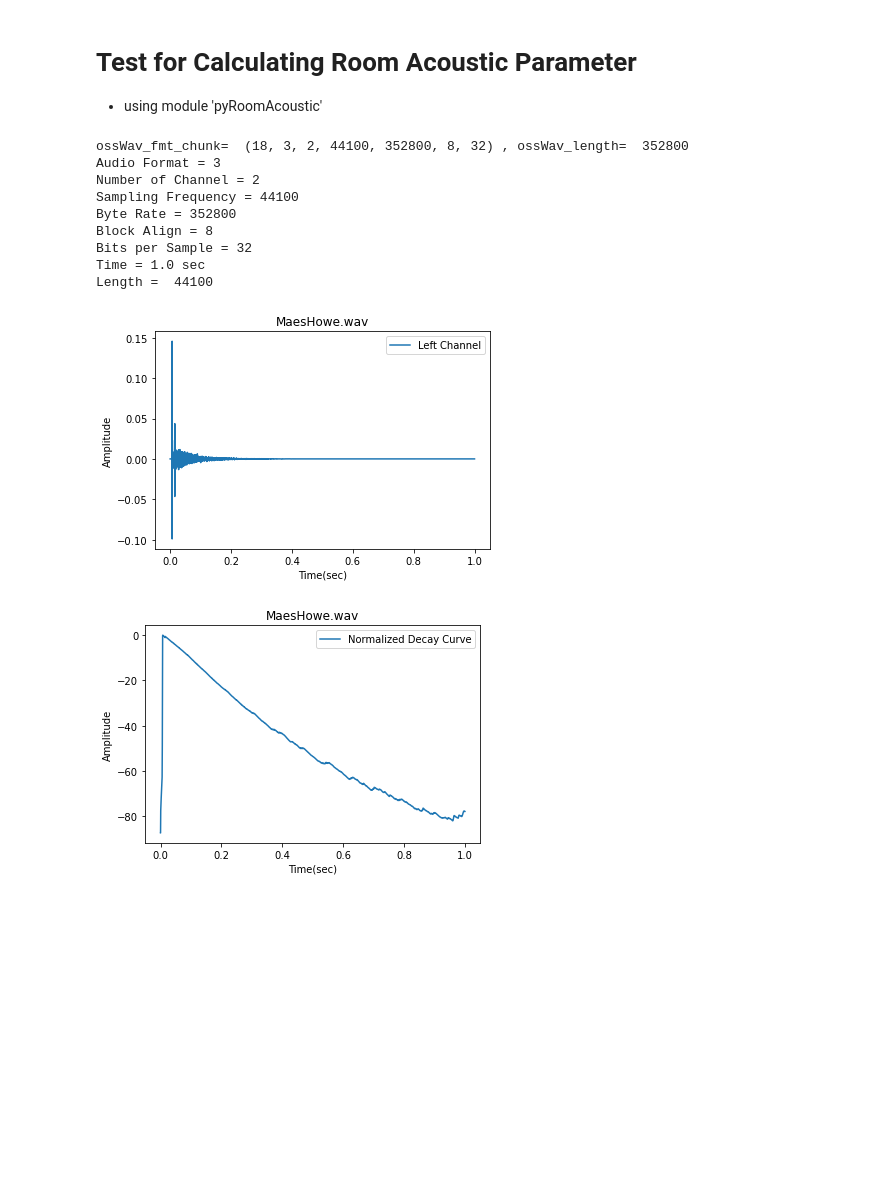
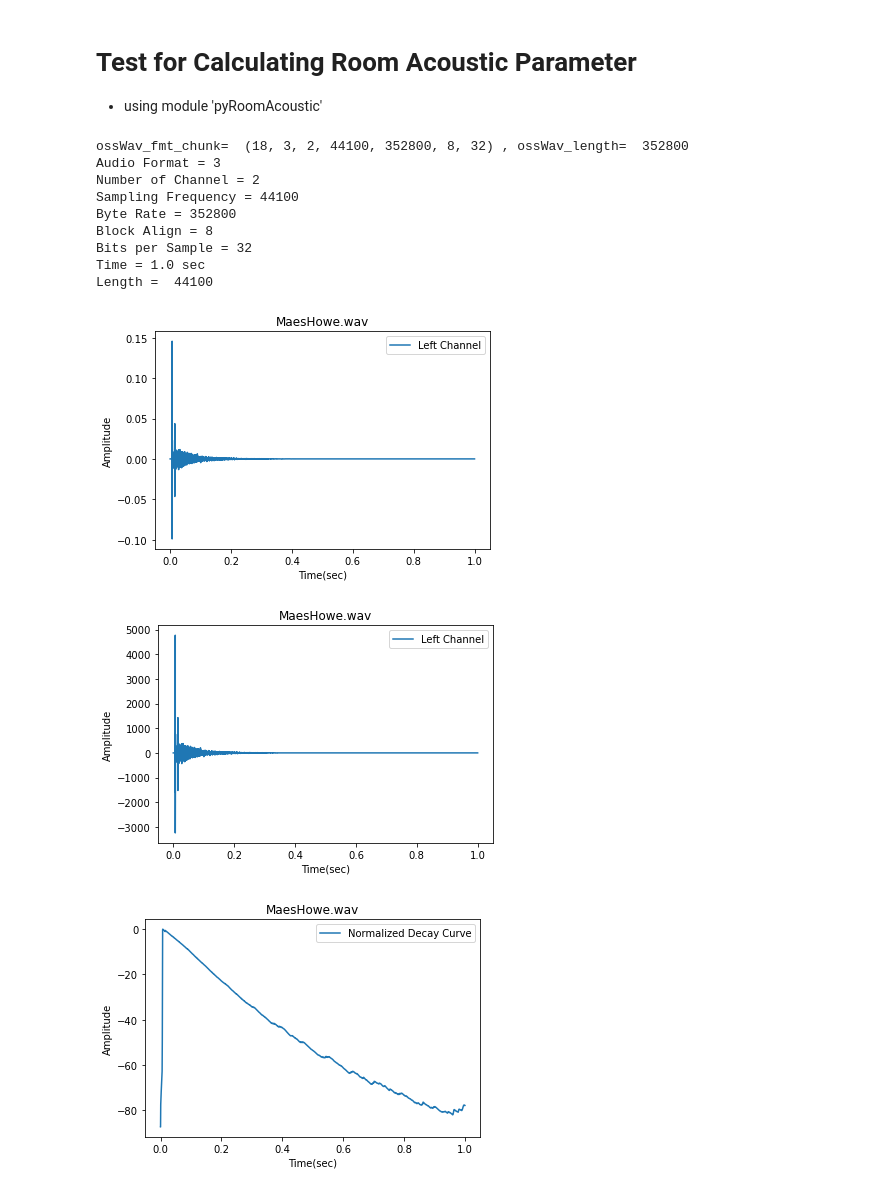
Before and after one commit to sunnyside74/pyOssAudioAnalyzer, a Jupyter notebook: ossTestAcousticCalc.ipynb, the cells around one changed output. Cells and saved outputs as stored; diff of their text form; code cells hidden in the pictures; blank space fills up the shorter version.

```diff
--- a/ossTestAcousticCalc.ipynb
+++ b/ossTestAcousticCalc.ipynb
@@ -39,47 +39,50 @@ audio_dir = os.path.join(os.getcwd(), 'audiofiles')
 # Define wave file name text to open
 # Path + wave file name
 
-#audio_fname = "TyndallBruceMonument.wav"
-#audio_fname = "ElvedenHallMarbleHall.wav'"
-#audio_fname = "EmptyApartmentBedroom.wav"
-#audio_fname = "FalklandPalaceRoyalTennisCourt.wav"
-#audio_fname = "InsidePiano.wav"
-audio_fname = "MaesHowe.wav"
-#audio_fname = "SportsCentreUniversityOfYork.wav"
-#audio_fname = "StairwayUniversityOfYork.wav"
-#audio_fname = "StAndrewsChurch.wav"
+# audio_fname = "TyndallBruceMonument.wav"
+# audio_fname = "ElvedenHallMarbleHall.wav'"
+# audio_fname = "EmptyApartmentBedroom.wav"
+# audio_fname = "FalklandPalaceRoyalTennisCourt.wav"
+# audio_fname = "InsidePiano.wav"
+# audio_fname = "MaesHowe.wav"
+# audio_fname = "SportsCentreUniversityOfYork.wav"
+# audio_fname = "StairwayUniversityOfYork.wav"
+# audio_fname = "StAndrewsChurch.wav"
+audio_fname = "mh3_000_ortf_48k.wav"
 
 wav_fname = os.path.join(audio_dir, audio_fname)
 # %%
 # Read .wav file using pyOssWavfile.read() & Extract .wav file header information
 
 ossWav_fmt_chunk, ossWav_data, ossWav_length = pyOssWavfile.read(wav_fname)
 ossWav_format, ossWav_numch, ossWav_fs, ossWav_byterate, ossWav_blockalign, ossWav_bitdepth = pyOssWavfile.extractWavFmtChunk(ossWav_fmt_chunk)
 ossWav_time = ossWav_data.shape[0] / ossWav_fs
 
 print("ossWav_fmt_chunk= ", ossWav_fmt_chunk, ", ossWav_length= ", ossWav_length)
 print("Audio Format =", ossWav_format)
 print("Number of Channel =", ossWav_numch)
 print("Sampling Frequency =", ossWav_fs)
 print("Byte Rate =", ossWav_byterate)       # 일종의 Checksum
 print("Block Align =", ossWav_blockalign)
 print("Bits per Sample =", ossWav_bitdepth)
 print("Time =", ossWav_time, "sec")
 print("Length = ", ossWav_data.shape[0])
 
 # Plot loaded wave file
 dbg.dPlotAudio(ossWav_fs, ossWav_data[:,0], audio_fname, "Left Channel", "Time(sec)", "Amplitude")
+dbg.dPlotAudio(ossWav_fs, np.int16(ossWav_data[:,0] * 32767), audio_fname, "Left Channel", "Time(sec)", "Amplitude")
 # %% [output]
 ossWav_fmt_chunk=  (18, 3, 2, 44100, 352800, 8, 32) , ossWav_length=  352800
 Audio Format = 3
 Number of Channel = 2
 Sampling Frequency = 44100
 Byte Rate = 352800
 Block Align = 8
 Bits per Sample = 32
 Time = 1.0 sec
 Length =  44100
 [figure]
+[figure, added]
 # %%
 # Calculate T60
 import pyRoomAcoustic as room
```
Also changed, not shown: parts of 1 cell of this notebook, 5 other files.
